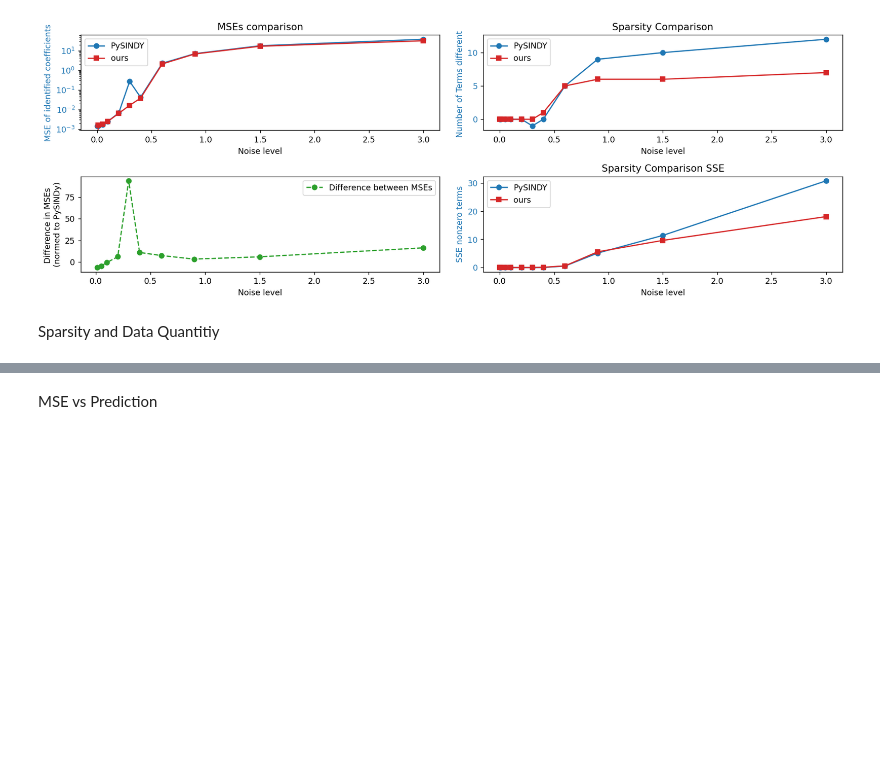
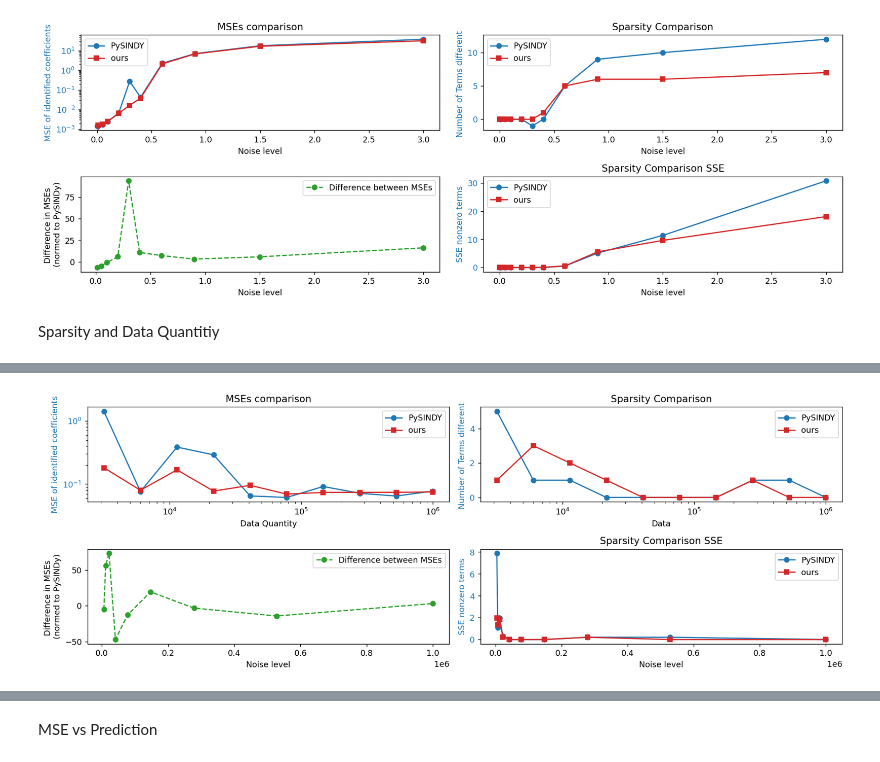
Before and after one commit to alexje76/SINDY-Noise-Investigation, a Jupyter notebook: test.ipynb, the cells around one changed output, grey strips where cells are left out. Saved outputs shown, nothing was run; the diff lists cells and outputs as text; code cells hidden in the pictures; blank space fills up the shorter version.

Commit message:
Sparsity and Data Quantity (Graph needs improving)

```diff
--- a/test.ipynb
+++ b/test.ipynb
@@ -642,3 +586,70 @@ KeyboardInterrupt:
+# %%
+
+logy = True
+logx = True
+sparsity = True
+
+# 1. Create a figure with two subplots side-by-side
+fig, ((ax_MSEs, ax_sparsity), (ax_diff_MSEs, ax_SSE)) = plt.subplots(2, 2, figsize=(14, 5), dpi=128)
+
+MSEs_ours = np.array(MSEs_ours).round(7)
+# --- LEFT PLOT: Original SINDy ---
+# MSE on left y-axis
+ax_MSEs.plot(num_steps_lst, MSEs_pys_steps, marker="o", color="tab:blue", label="PySINDY")
+ax_MSEs.plot(num_steps_lst, MSEs_ours_steps, marker="s", color="tab:red", label="ours")
+ax_MSEs.set_xlabel("Data Quantity")
+ax_MSEs.set_ylabel("MSE of identified coefficients", color="tab:blue")
+ax_MSEs.tick_params(axis='y', labelcolor="tab:blue")
+ax_MSEs.set_title("MSEs comparison")
+if logx:
+    ax_MSEs.set_xscale('log')
+if logy:
+    ax_MSEs.set_yscale('log')
+ax_MSEs.legend()
+
+#print(MSEs)
+# --- RIGHT PLOT: Our SINDy ---
+# MSE on left y-axis
+#print(MSEs_ours)
+ax_sparsity.plot(num_steps_lst, np.array(term_nums_pys_steps)-7, marker="o", color="tab:blue", label="PySINDY")
+ax_sparsity.plot(num_steps_lst, np.array(term_nums_ours_steps)-7, marker="s", color="tab:red", label="ours")
+ax_sparsity.set_xlabel("Data")
+ax_sparsity.set_ylabel("Number of Terms different ", color="tab:blue")
+ax_sparsity.tick_params(axis='y', labelcolor="tab:blue")
+ax_sparsity.set_title("Sparsity Comparison")
+if logx:
+    ax_sparsity.set_xscale('log')
+ax_sparsity.legend()
+
+
+
+#Plot difference#
+diff = (MSEs_pys_steps - np.array(MSEs_ours_steps).round(7))/MSEs_pys_steps *100
+ax_diff_MSEs.plot(num_steps_lst[1:], diff[1:], marker="o", color="tab:green", ls="--", label ="Difference between MSEs")
+ax_diff_MSEs.set_ylabel("Difference in MSEs \n(normed to PySINDy)")
+ax_diff_MSEs.set_xlabel("Noise level")
+ax_diff_MSEs.legend()
+
+
+# --- RIGHT PLOT bottom SSE ---
+ax_SSE.plot(num_steps_lst, SEs_zterms_pys_steps, marker="o", color="tab:blue", label="PySINDY")
+ax_SSE.plot(num_steps_lst, SEs_zterms_ours_steps, marker="s", color="tab:red", label="ours")
+#print(SEs_zterms)
+#print(SEs_zterms_ours)
+ax_SSE.set_xlabel("Noise level")
+ax_SSE.set_ylabel("SSE nonzero terms", color="tab:blue")
+ax_SSE.tick_params(axis='y', labelcolor="tab:blue")
+ax_SSE.set_title("Sparsity Comparison SSE")
+ax_SSE.legend()
+
+
+
+# 4. Final formatting
+fig.tight_layout()
+plt.show()
+    #####Plot them
+# %% [output]
+[figure, added]
 # %%
 logy = True
 logx = False
```
Also changed, not shown: parts of 2 cells of this notebook.
